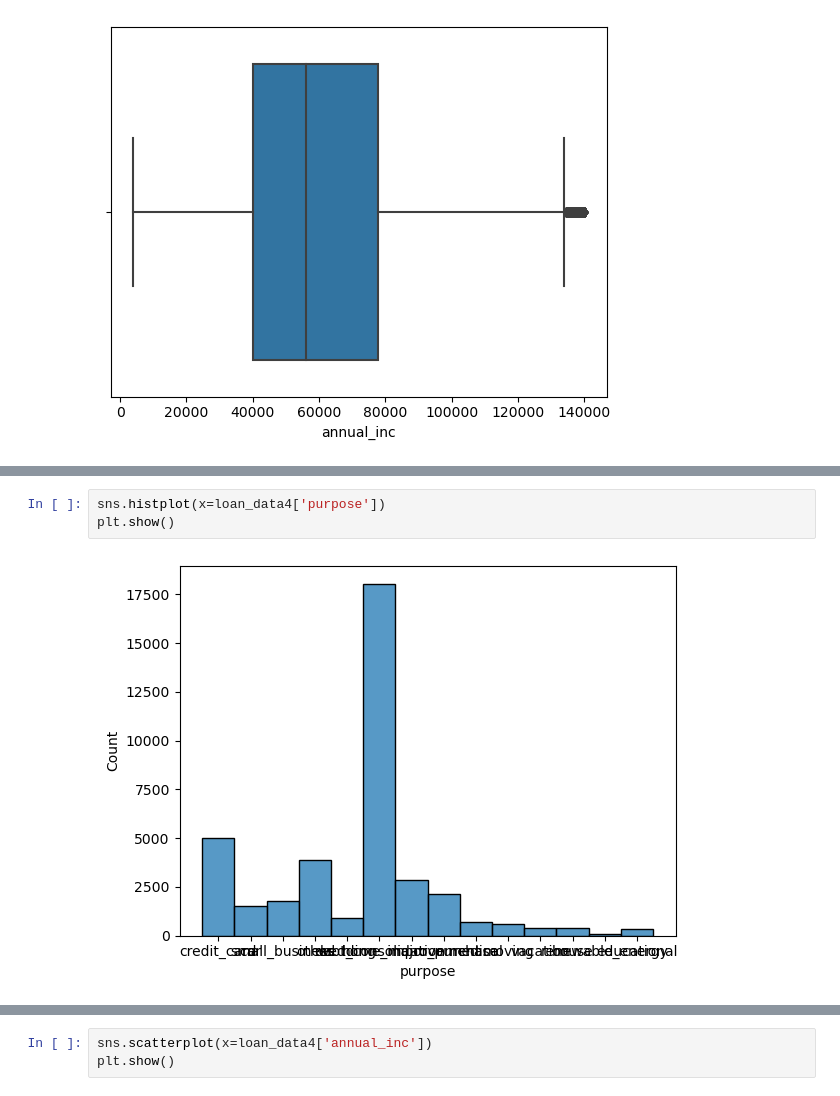
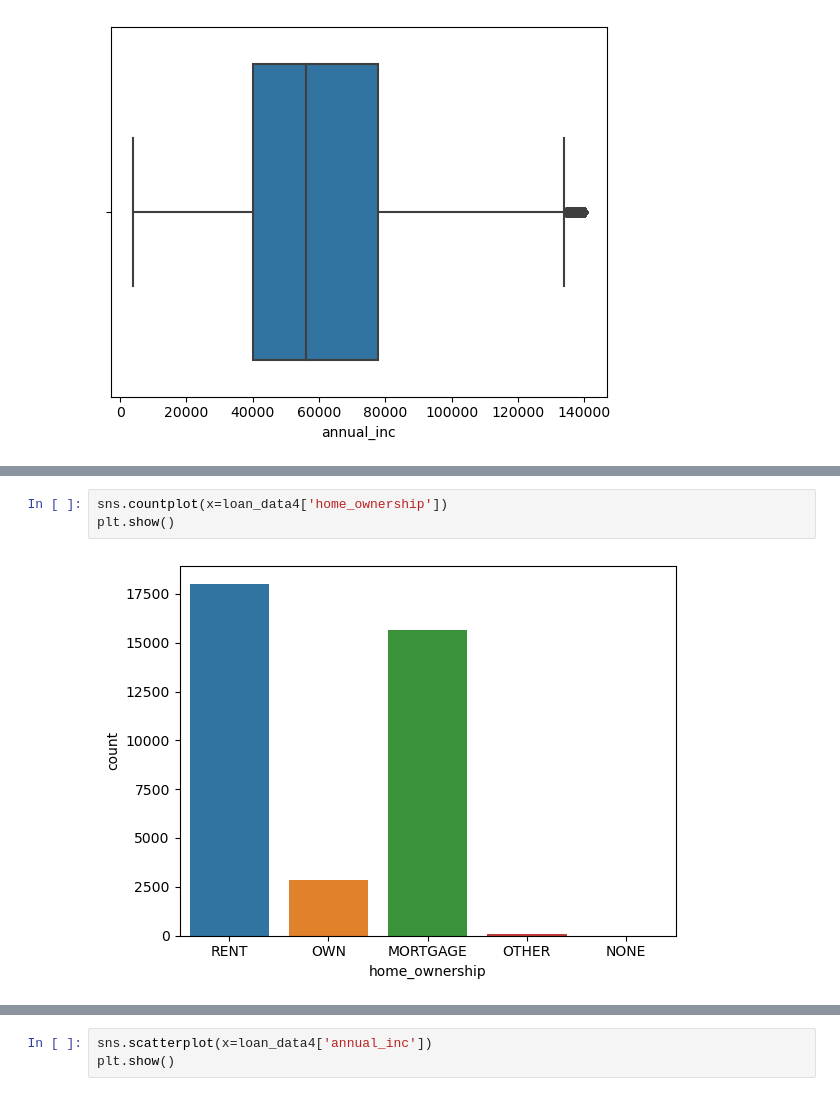
Before and after one commit to vmishra0905/lending-club-case-study, a Jupyter notebook: loan_eda_final.ipynb, the cells around one changed output, grey strips where cells are left out. Drawn from its saved outputs; the diff is of its cells as text.

```diff
--- a/loan_eda_final.ipynb
+++ b/loan_eda_final.ipynb
@@ -535,5 +598,5 @@ for i in num_cols:
 # %%
-sns.histplot(x=loan_data4['purpose'])
+sns.countplot(x=loan_data4['home_ownership'])
 plt.show()
 # %% [output]
-[figure, old version]
+[figure, new version]
```
Also changed, not shown: parts of 44 cells of this notebook.
